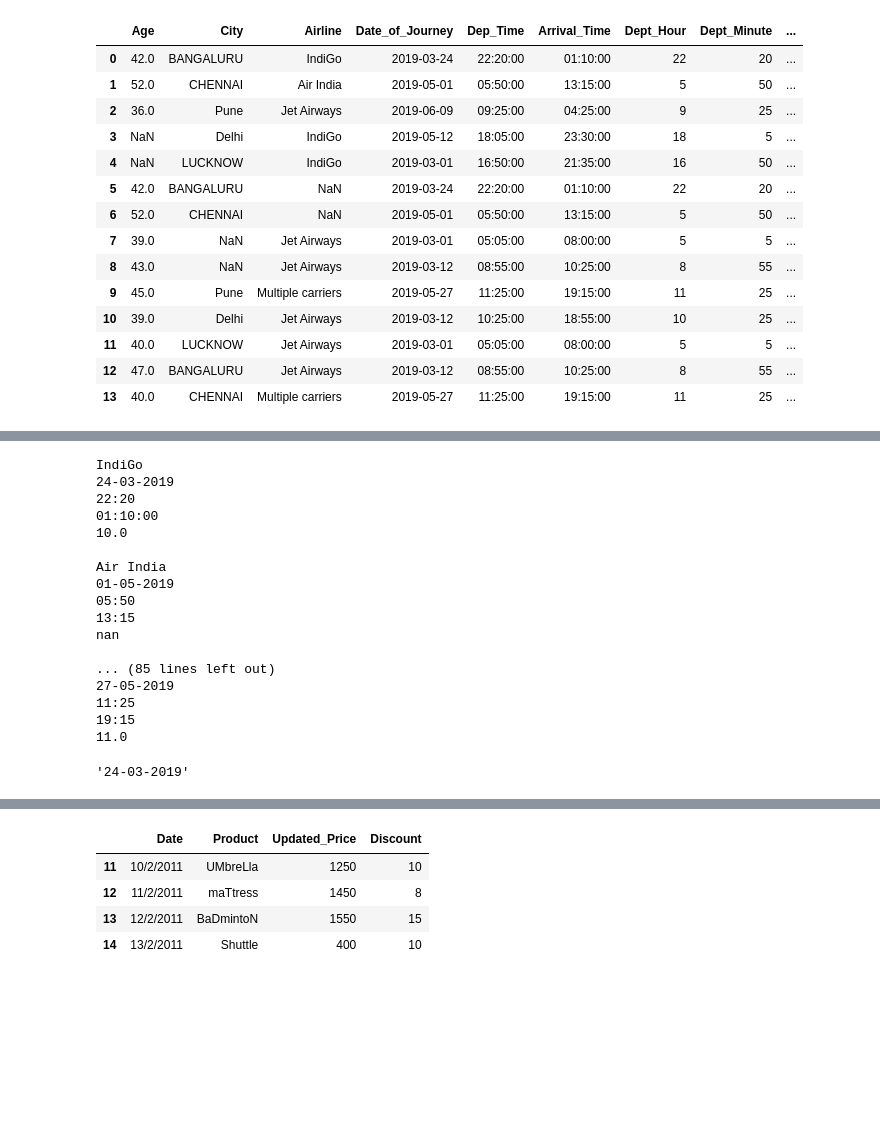
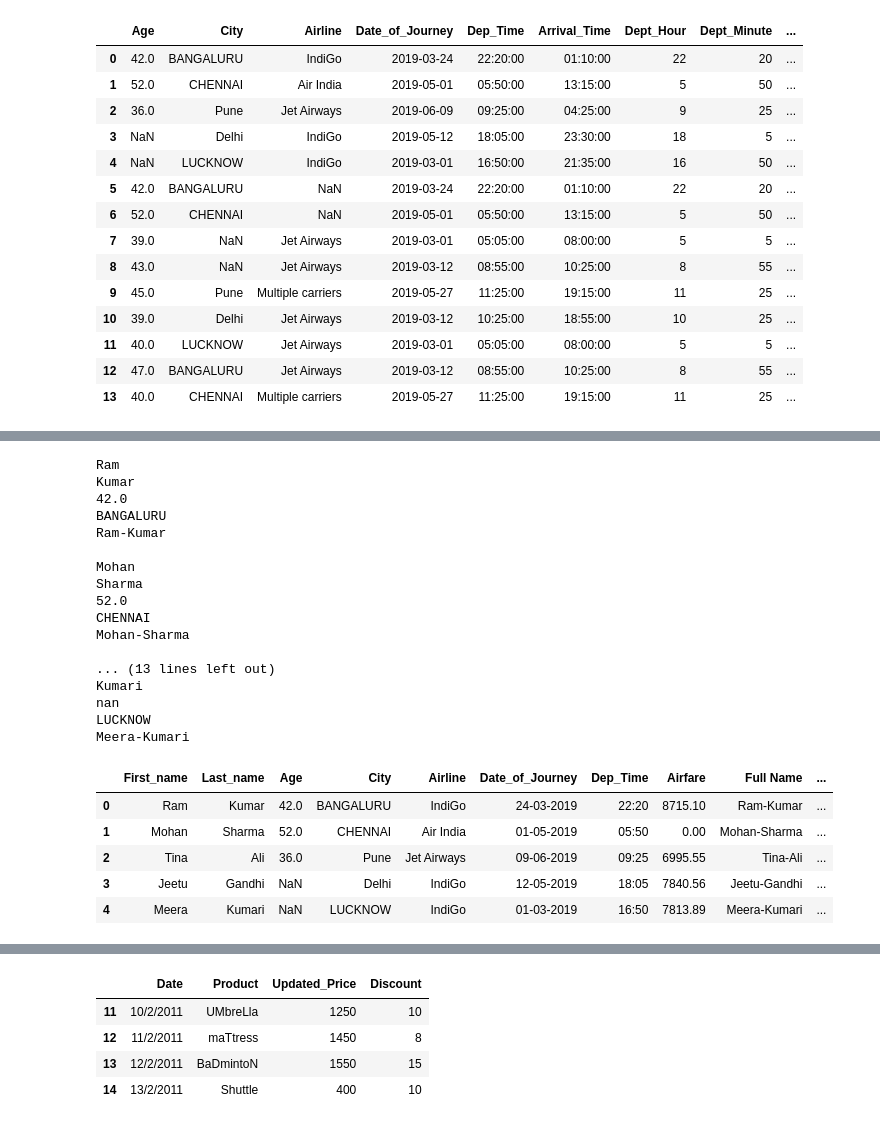
Before and after one commit to SHIVRAJSHINDE/XL, a Jupyter notebook: xl_Session03/17_Pandas02-Copy1.ipynb, the cells around one changed output, grey strips where cells are left out. Cells and saved outputs as stored; diff of their text form; code cells hidden in the pictures; blank space fills up the shorter version.

```diff
--- a/xl_Session03/17_Pandas02-Copy1.ipynb
+++ b/xl_Session03/17_Pandas02-Copy1.ipynb
@@ -1259,28 +1431,28 @@ Pandas(Index=16, Airline='Multiple carriers', Date_of_Journey='27-05-2019', Dep_
 '''Using Index'''
 
 for i in df.index:
-    print(df['Airline'][i])
-    print(df['Date_of_Journey'][i])
-    print(df['Dep_Time'][i])
-    print(df['Arrival_Time'][i])
-    print(df['Dept_Hour'][i])
+    print(df['First_name'][i])
+    print(df['Last_name'][i])
+    print(df['Age'][i])
+    print(df['City'][i])
+    print(df['Full Name'][i])
 
     print()
 # %% [output]
-IndiGo
-24-03-2019
-22:20
-01:10:00
-10.0
+Ram
+Kumar
+42.0
+BANGALURU
+Ram-Kumar
 
-Air India
-01-05-2019
-05:50
-13:15
+Mohan
+Sharma
+52.0
+CHENNAI
+Mohan-Sharma
+
+... (13 lines left out)
+Kumari
 nan
-
-... (85 lines left out)
-27-05-2019
-11:25
-19:15
-11.0
+LUCKNOW
+Meera-Kumari
@@ -1287,3 +1476,16 @@ nan
 # %%
+# apply
+df
+
+def newAirfare(x):
+    return x + 1000
+df['NewAirfare'] = df['Airfare'].apply(newAirfare)
+
+df
 # %% [output]
-'24-03-2019'
+|  | First_name | Last_name | Age | City | Airline | Date_of_Journey | Dep_Time | Airfare | Full Name | ... |
+| 0 | Ram | Kumar | 42.0 | BANGALURU | IndiGo | 24-03-2019 | 22:20 | 8715.10 | Ram-Kumar | ... |
+| 1 | Mohan | Sharma | 52.0 | CHENNAI | Air India | 01-05-2019 | 05:50 | 0.00 | Mohan-Sharma | ... |
+| 2 | Tina | Ali | 36.0 | Pune | Jet Airways | 09-06-2019 | 09:25 | 6995.55 | Tina-Ali | ... |
+| 3 | Jeetu | Gandhi | NaN | Delhi | IndiGo | 12-05-2019 | 18:05 | 7840.56 | Jeetu-Gandhi | ... |
+| 4 | Meera | Kumari | NaN | LUCKNOW | IndiGo | 01-03-2019 | 16:50 | 7813.89 | Meera-Kumari | ... |
```
Also changed, not shown: parts of 80 cells of this notebook, 1 other file.
